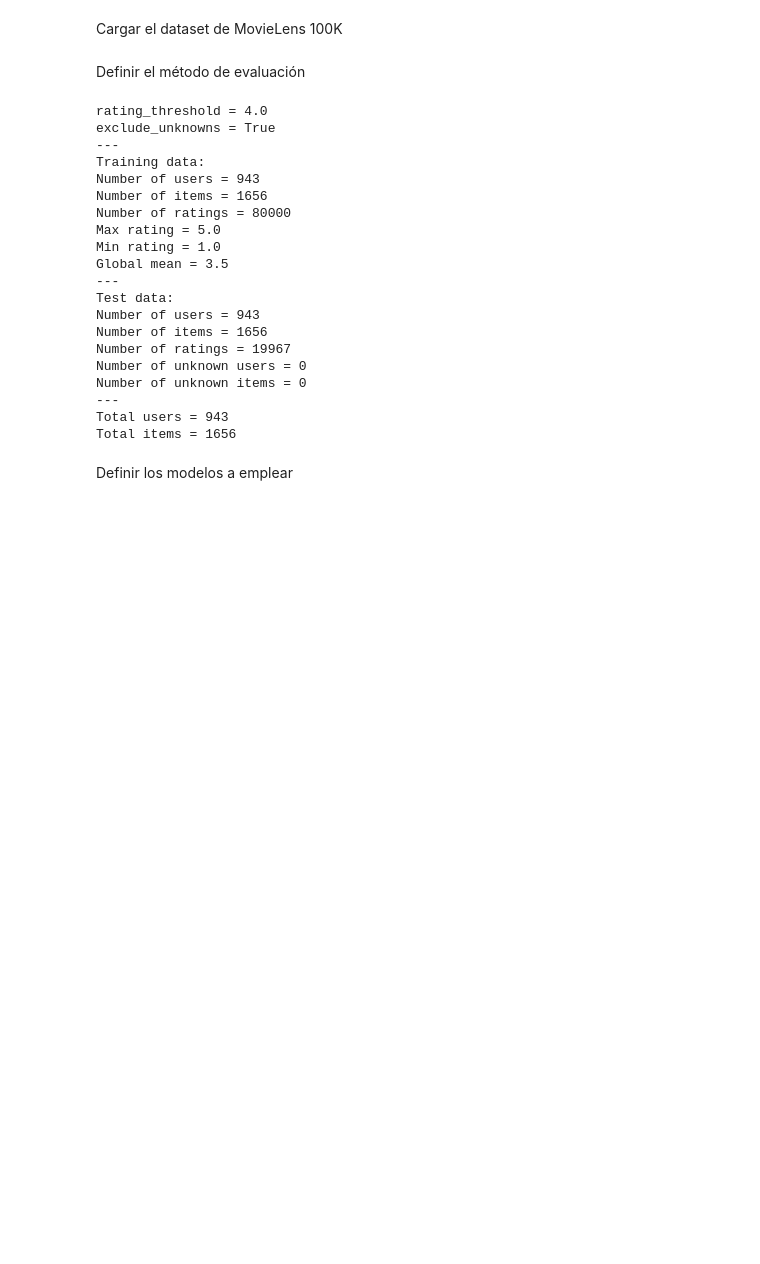
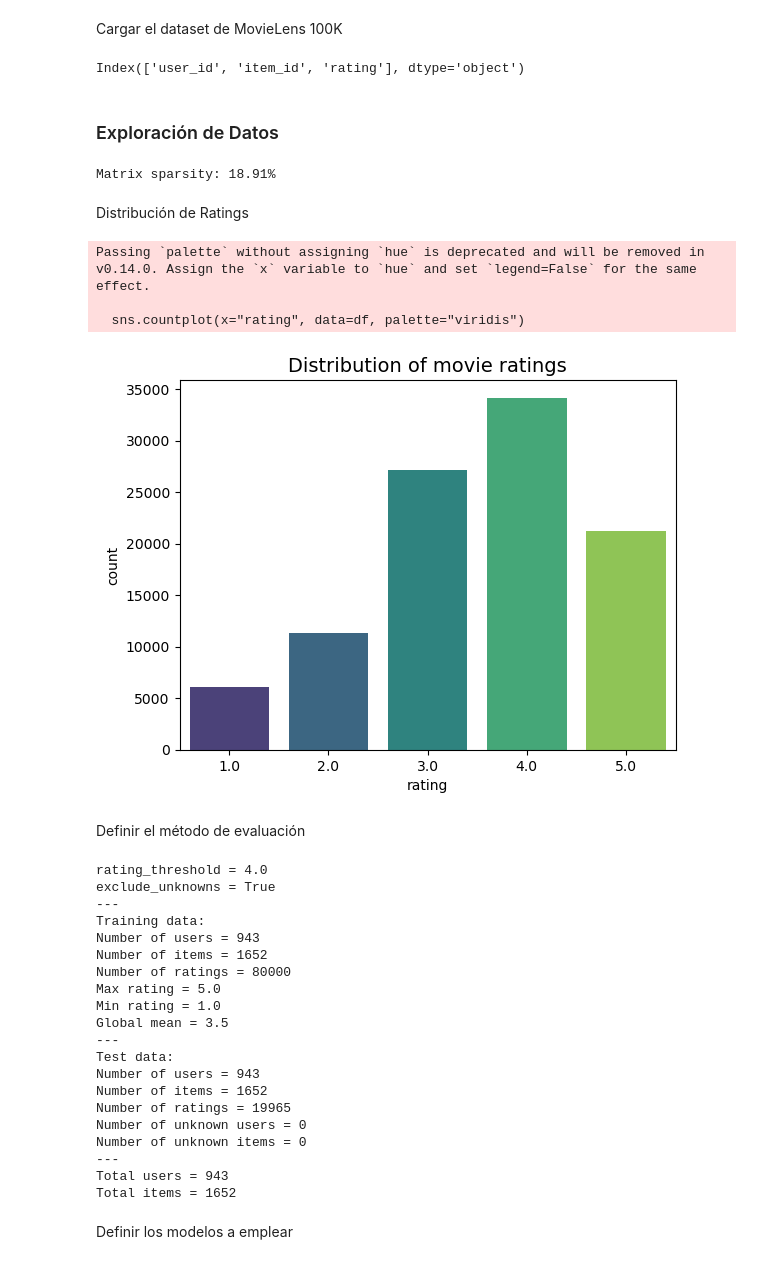
Before and after one commit to marians002/IRS-Final-Project, a Jupyter notebook: src/hybrid_recommender_cornac.ipynb, the cells around one changed output. Cells and saved outputs as stored; diff of their text form; code cells hidden in the pictures; blank space fills up the shorter version.

Commit message:
graph of ratings added

```diff
--- a/src/hybrid_recommender_cornac.ipynb
+++ b/src/hybrid_recommender_cornac.ipynb
@@ -53,21 +55,55 @@ class Hybrid(cornac.models.Recommender):
         return (mf_scores*fraction[0] + knn_scores*fraction[1])/total
 # %% [markdown]
 Cargar el dataset de MovieLens 100K
-# %%
-data = movielens.load_feedback()
-dato = movielens.load_plot()
+# %%
+data = movielens.load_feedback()
+
+
+url = "http://files.grouplens.org/datasets/movielens/ml-100k/u.data"
+# Load the MovieLens 100K dataset
+data = movielens.load_feedback()
+
+# Convert the data to a pandas DataFrame
+df = pd.DataFrame(data, columns=['user_id', 'item_id', 'rating'])
+csv_data = df.to_csv(index=False)
+df.head()
+print(df.columns)
+# %% [output]
+Index(['user_id', 'item_id', 'rating'], dtype='object')
+# %% [markdown]
+### Exploración de Datos ###
+# %%
+n_movies = df['item_id'].nunique()
+n_users = df['user_id'].nunique()
+n_ratings = df.count().sum()
+
+
+sparsity = n_ratings/(n_movies*n_users)
+print(f"Matrix sparsity: {round(sparsity*100,2)}%")
+# %% [output]
+Matrix sparsity: 18.91%
+# %% [markdown]
+Distribución de Ratings
+# %%
+sns.countplot(x="rating", data=df, palette="viridis")
+plt.title("Distribution of movie ratings", fontsize=14)
+plt.show()
+# %% [output]
+Passing `palette` without assigning `hue` is deprecated and will be removed in v0.14.0. Assign the `x` variable to `hue` and set `legend=False` for the same effect.
+
+  sns.countplot(x="rating", data=df, palette="viridis")
+[figure, added]
 # %% [markdown]
 Definir el método de evaluación
 # %%
 ratio_split = RatioSplit(data=data, test_size=0.2, rating_threshold=4.0, exclude_unknowns=True, verbose=True)
-ratio_split2 = RatioSplit(data=data, test_size=0.2, rating_threshold=4.0, exclude_unknowns=True, verbose=True)
 # %% [output]
 rating_threshold = 4.0
 exclude_unknowns = True
 ---
 Training data:
 Number of users = 943
-Number of items = 1656
+Number of items = 1652
 Number of ratings = 80000
 Max rating = 5.0
 Min rating = 1.0
@@ -75,13 +111,13 @@ Global mean = 3.5
 ---
 Test data:
 Number of users = 943
-Number of items = 1656
-Number of ratings = 19967
+Number of items = 1652
+Number of ratings = 19965
 Number of unknown users = 0
 Number of unknown items = 0
 ---
 Total users = 943
-Total items = 1656
+Total items = 1652
 # %% [markdown]
 Definir los modelos a emplear
 # %%
```
Also changed, not shown: parts of 2 cells of this notebook.
